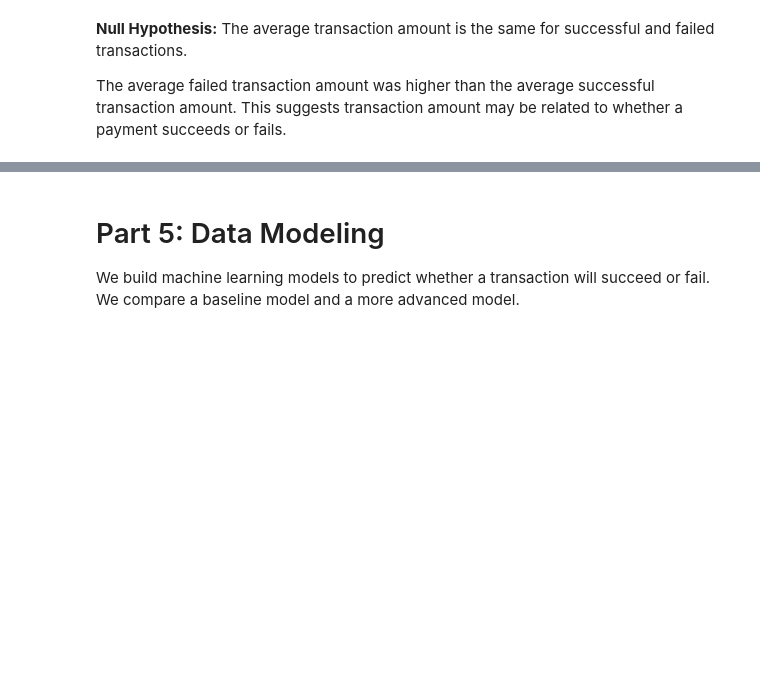
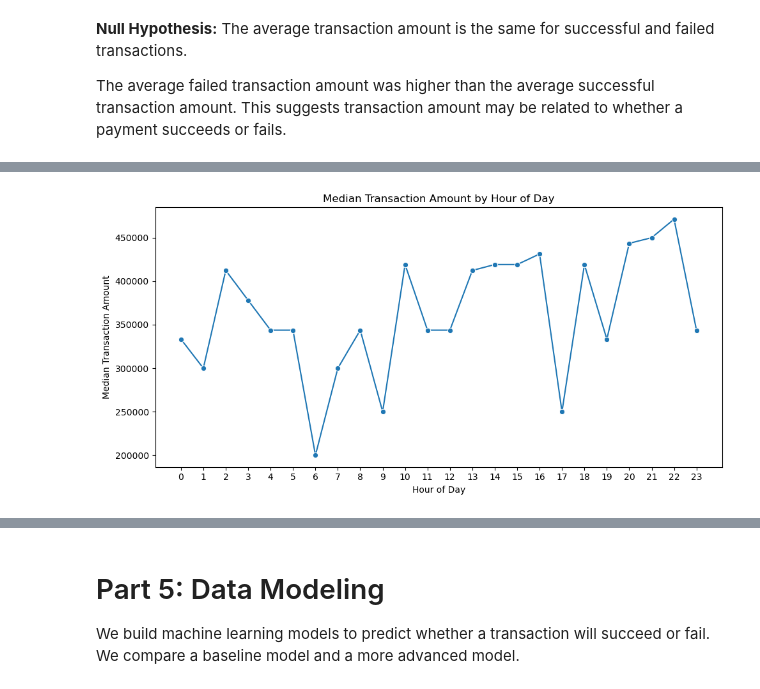
Before and after one commit to cataylor5/CSC405-Group-Project, a Jupyter notebook: notebooks/sharednotebook3.ipynb, the cells around one changed output, grey strips where cells are left out. Saved outputs shown, nothing was run; the diff lists cells and outputs as text; code cells hidden in the pictures; blank space fills up the shorter version.

```diff
--- a/notebooks/sharednotebook3.ipynb
+++ b/notebooks/sharednotebook3.ipynb
@@ -122,0 +422,18 @@ The average failed transaction amount was higher than the average successful tra
+# %%
+# Median transaction amount by hour
+
+hourly_median = stat_df.groupby("hour")["amount"].median().reset_index()
+
+plt.figure(figsize=(10, 5))
+sns.lineplot(data=hourly_median, x="hour", y="amount", marker="o")
+
+plt.title("Median Transaction Amount by Hour of Day")
+plt.xlabel("Hour of Day")
+plt.ylabel("Median Transaction Amount")
+plt.xticks(range(0, 24))
+plt.tight_layout()
+
+plt.savefig("../figures/median_amount_by_hour.png", bbox_inches="tight")
+plt.show()
+# %% [output]
+[figure, added]
```
Also changed, not shown: parts of 23 cells of this notebook, 5 other files.
